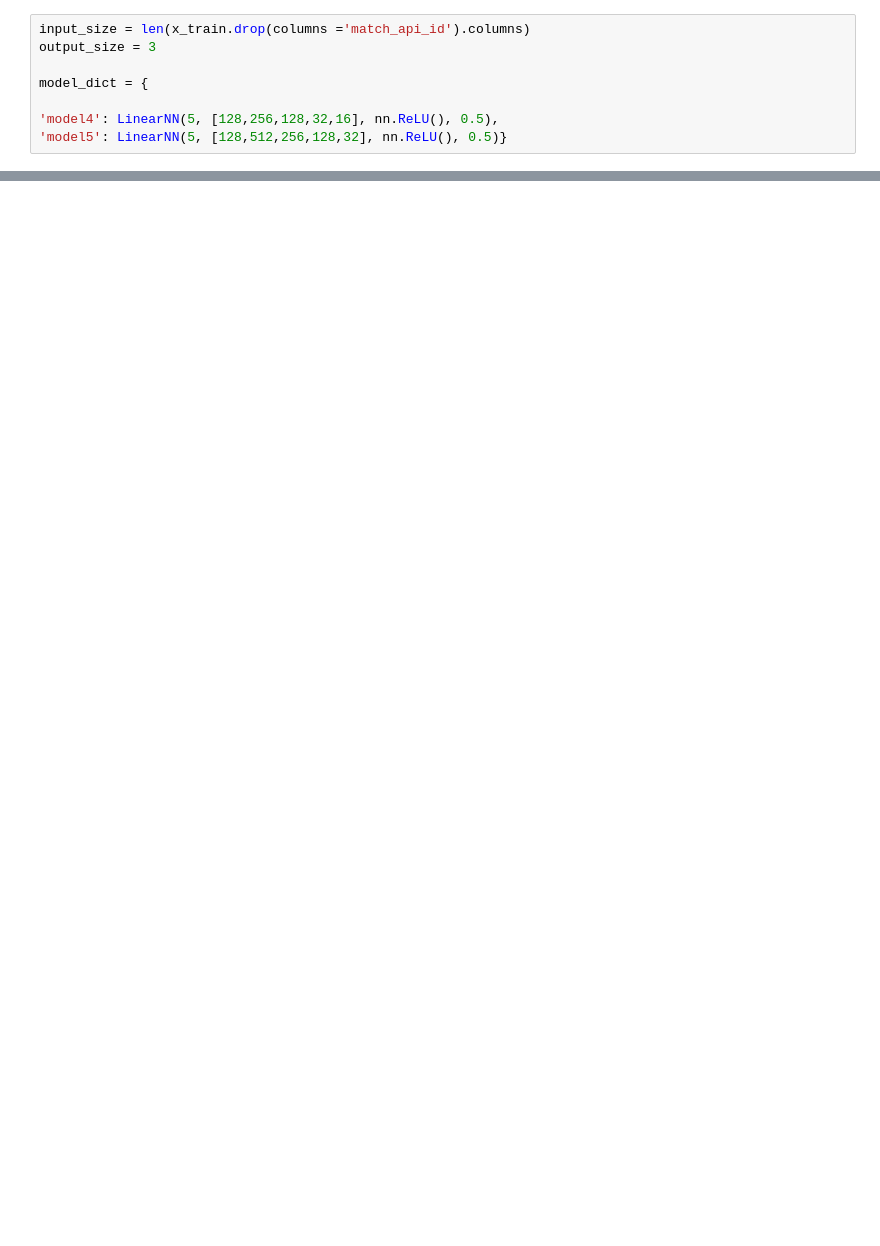
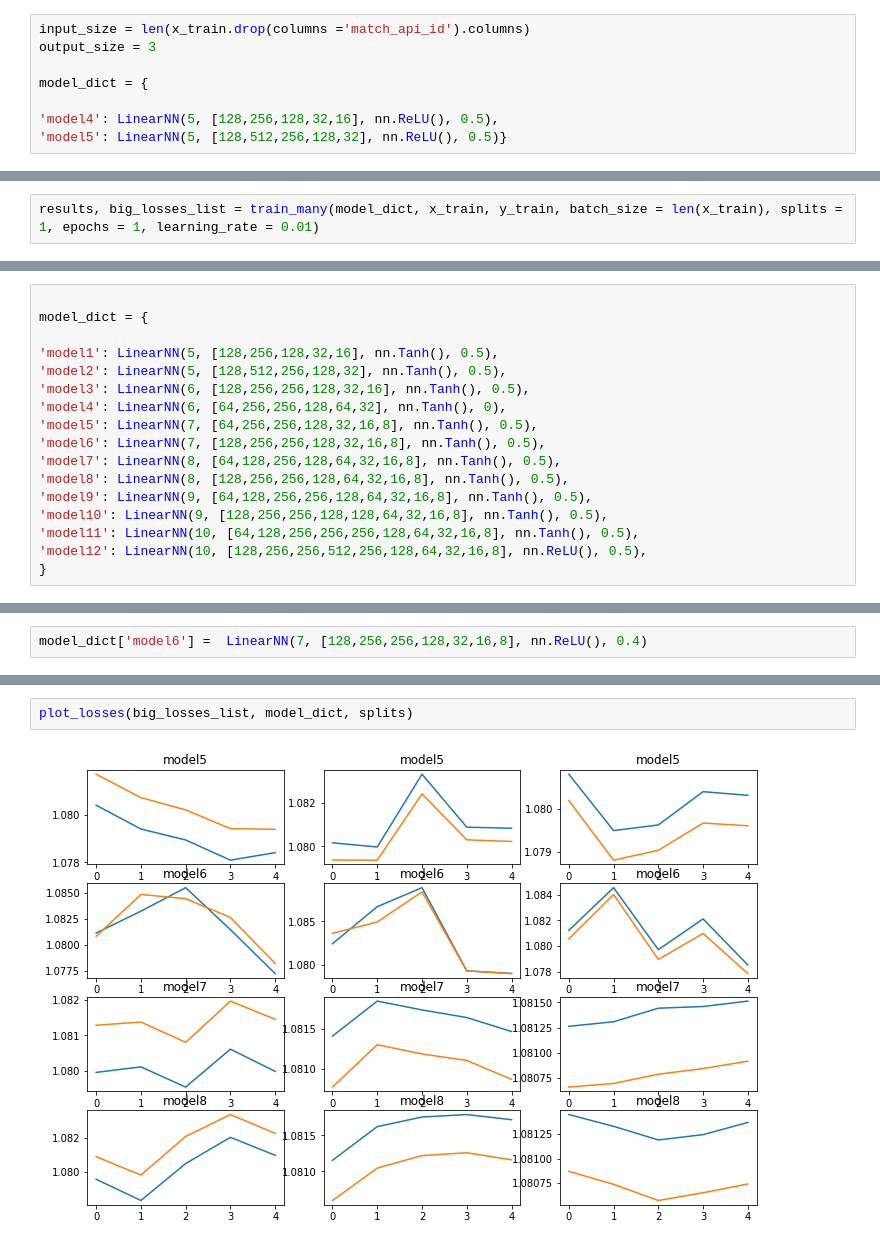
Before and after one commit to jdjd24/Football-Match-Prediction, a Jupyter notebook: 3. Neural Net Model-Copy1.ipynb, the cells around one changed output, grey strips where cells are left out. Cells and saved outputs as stored; diff of their text form; blank space fills up the shorter version.

```diff
--- a/3. Neural Net Model-Copy1.ipynb
+++ b/3. Neural Net Model-Copy1.ipynb
@@ -284,0 +258,2 @@ Ensemble Val accuracy: 0.28995095243526864
+# %%
+results, big_losses_list = train_many(model_dict, x_train, y_train, batch_size = len(x_train), splits = 1, epochs = 1, learning_rate = 0.01)
@@ -284,0 +273,17 @@ Ensemble Val accuracy: 0.28995095243526864
+# %%
+
+model_dict = {
+
+'model1': LinearNN(5, [128,256,128,32,16], nn.Tanh(), 0.5),
+'model2': LinearNN(5, [128,512,256,128,32], nn.Tanh(), 0.5),
+'model3': LinearNN(6, [128,256,256,128,32,16], nn.Tanh(), 0.5),
+'model4': LinearNN(6, [64,256,256,128,64,32], nn.Tanh(), 0),
+'model5': LinearNN(7, [64,256,256,128,32,16,8], nn.Tanh(), 0.5),
+'model6': LinearNN(7, [128,256,256,128,32,16,8], nn.Tanh(), 0.5),
+'model7': LinearNN(8, [64,128,256,128,64,32,16,8], nn.Tanh(), 0.5),
+'model8': LinearNN(8, [128,256,256,128,64,32,16,8], nn.Tanh(), 0.5),
+'model9': LinearNN(9, [64,128,256,256,128,64,32,16,8], nn.Tanh(), 0.5),
+'model10': LinearNN(9, [128,256,256,128,128,64,32,16,8], nn.Tanh(), 0.5),
+'model11': LinearNN(10, [64,128,256,256,256,128,64,32,16,8], nn.Tanh(), 0.5),
+'model12': LinearNN(10, [128,256,256,512,256,128,64,32,16,8], nn.ReLU(), 0.5),
+}
@@ -284,0 +294,2 @@ Ensemble Val accuracy: 0.28995095243526864
+# %%
+model_dict['model6'] =  LinearNN(7, [128,256,256,128,32,16,8], nn.ReLU(), 0.4)
@@ -284,0 +306,4 @@ Ensemble Val accuracy: 0.28995095243526864
+# %%
+plot_losses(big_losses_list, model_dict, splits)
+# %% [output]
+[figure, added]
```
Also changed, not shown: parts of 19 cells of this notebook, 3 other files.
